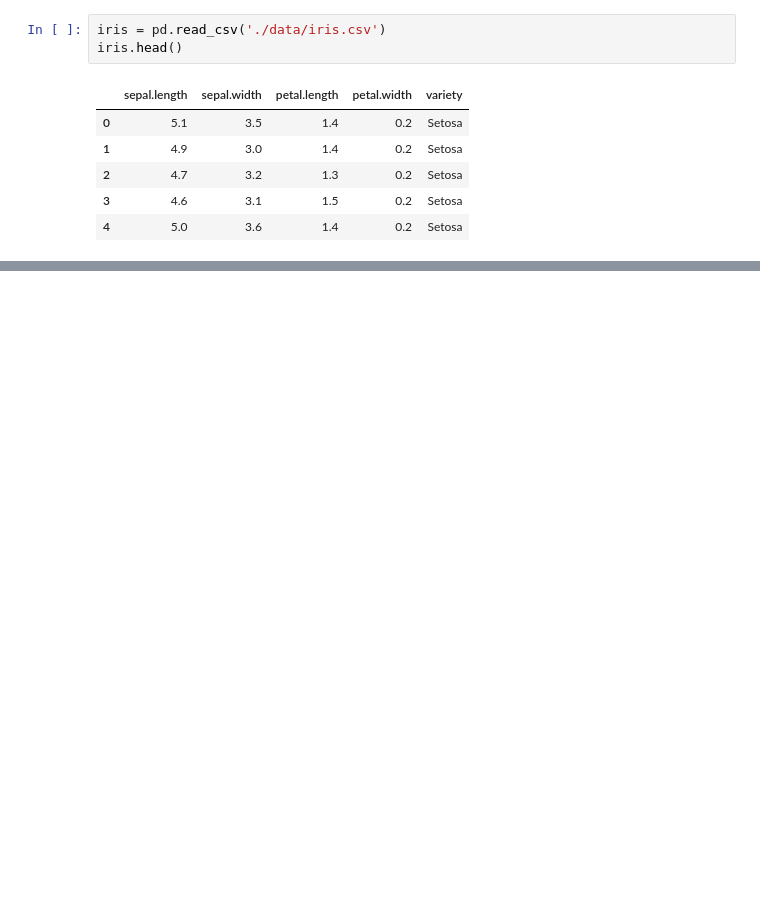
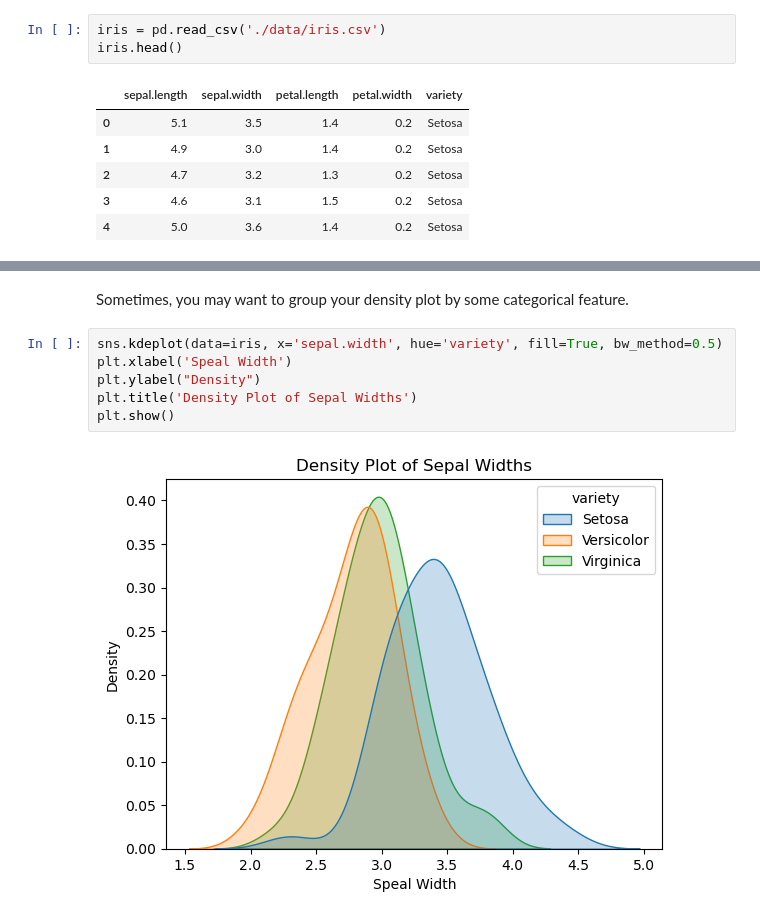
Before and after one commit to musabbirsammak/machine-learning-with-python, a Jupyter notebook: lecture-2-matplotlib.ipynb, the cells around one changed output, grey strips where cells are left out. Cells and saved outputs as stored; diff of their text form; blank space fills up the shorter version.

```diff
--- a/lecture-2-matplotlib.ipynb
+++ b/lecture-2-matplotlib.ipynb
@@ -591,0 +563,10 @@ NameError: name 'prices' is not defined
+# %% [markdown]
+Sometimes, you may want to group your density plot by some categorical feature.
+# %%
+sns.kdeplot(data=iris, x='sepal.width', hue='variety', fill=True, bw_method=0.5)
+plt.xlabel('Speal Width')
+plt.ylabel("Density")
+plt.title('Density Plot of Sepal Widths')
+plt.show()
+# %% [output]
+[figure, added]
```
Also changed, not shown: parts of 43 cells of this notebook.
